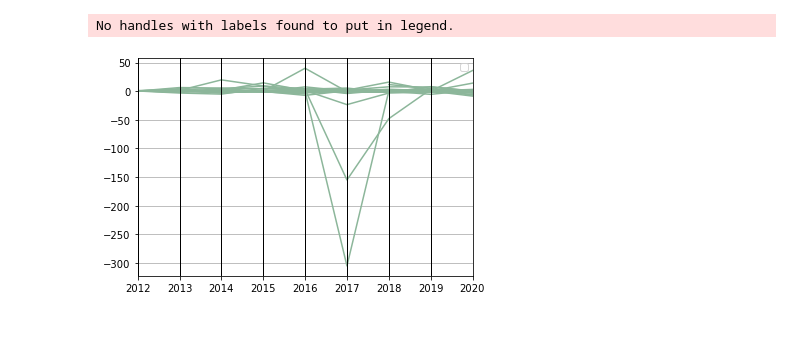
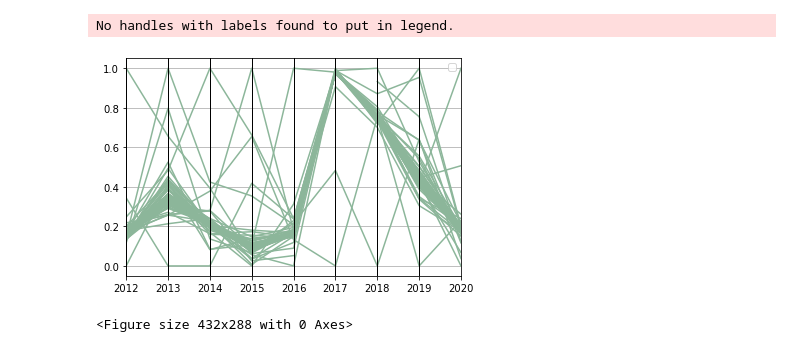
Before and after one commit to vrinda-raj/EoDP-Assignment2-Group-70, a Jupyter notebook: parallel_coords.ipynb, the cells around one changed output. Drawn from its saved outputs; the diff is of its cells as text; code cells hidden in the pictures.

```diff
--- a/parallel_coords.ipynb
+++ b/parallel_coords.ipynb
@@ -1,28 +1,30 @@
 # %%
 import pandas as pd
 import numpy as np
 import matplotlib.pyplot as plt
 from pandas.plotting import parallel_coordinates
 
 data=pd.read_csv('Data/data.csv',encoding = 'UTF-8')
 
 data.replace([np.inf, -np.inf], np.nan, inplace=True)
 
 ##normalise data
 data['2012'] = (data['2012']-data['2012'].min())/(data['2012'].max()-data['2012'].min())
-data['2012'] = (data['2012']-data['2012'].min())/(data['2012'].max()-data['2012'].min())
-data['2012'] = (data['2012']-data['2012'].min())/(data['2012'].max()-data['2012'].min())
-data['2012'] = (data['2012']-data['2012'].min())/(data['2012'].max()-data['2012'].min())
-data['2012'] = (data['2012']-data['2012'].min())/(data['2012'].max()-data['2012'].min())
-data['2012'] = (data['2012']-data['2012'].min())/(data['2012'].max()-data['2012'].min())
-data['2012'] = (data['2012']-data['2012'].min())/(data['2012'].max()-data['2012'].min())
-data['2012'] = (data['2012']-data['2012'].min())/(data['2012'].max()-data['2012'].min())
-data['2012'] = (data['2012']-data['2012'].min())/(data['2012'].max()-data['2012'].min())
+data['2013'] = (data['2013']-data['2013'].min())/(data['2013'].max()-data['2013'].min())
+data['2014'] = (data['2014']-data['2014'].min())/(data['2014'].max()-data['2014'].min())
+data['2015'] = (data['2015']-data['2015'].min())/(data['2015'].max()-data['2015'].min())
+data['2016'] = (data['2016']-data['2016'].min())/(data['2016'].max()-data['2016'].min())
+data['2017'] = (data['2017']-data['2017'].min())/(data['2017'].max()-data['2017'].min())
+data['2018'] = (data['2018']-data['2018'].min())/(data['2018'].max()-data['2018'].min())
+data['2019'] = (data['2019']-data['2019'].min())/(data['2019'].max()-data['2019'].min())
+data['2020'] = (data['2020']-data['2020'].min())/(data['2020'].max()-data['2020'].min())
 
 data['LGA_crime'] = ''
 
 parallel_coordinates(data[['2012','2013','2014','2015','2016','2017','2018','2019','2020','LGA_crime']],'LGA_crime')
+plt.savefig('Outputs/parallel_coords.jpeg')
 plt.show()
 # %% [output]
 No handles with labels found to put in legend.
-[figure, old version]
+[figure, new version]
+<Figure size 432x288 with 0 Axes>
```
Also changed, not shown: 3 other files.
